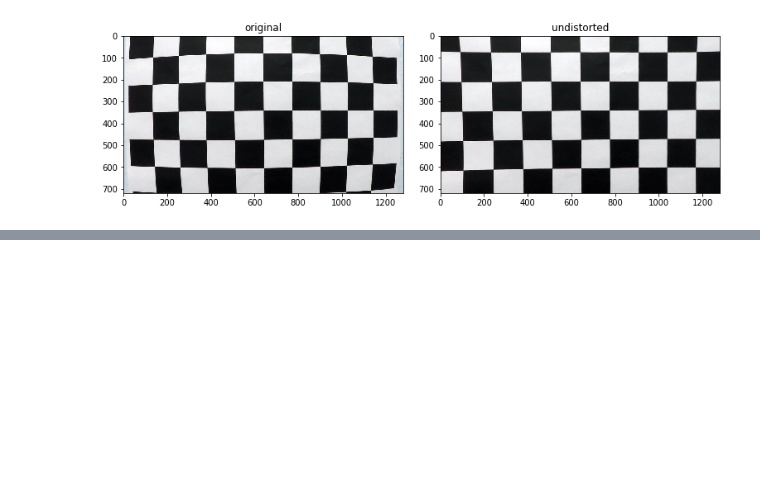
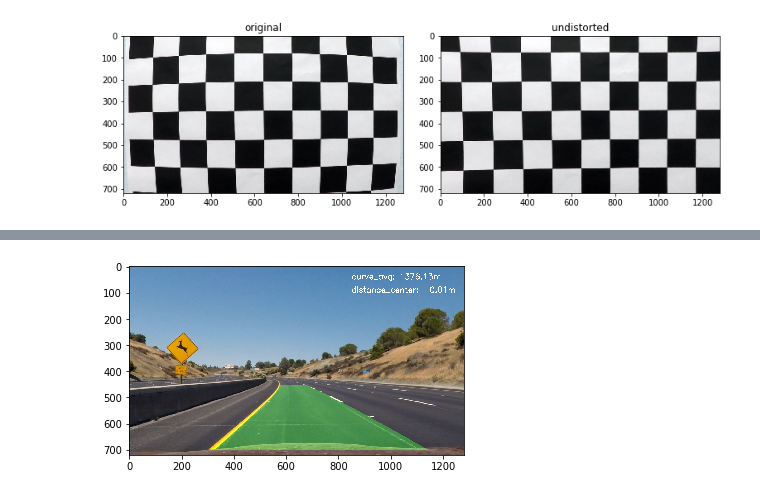
Before and after one commit to adreena/carnd-adv-lane-lines, a Jupyter notebook: project4.ipynb, the cells around one changed output, grey strips where cells are left out. Drawn from its saved outputs; the diff is of its cells as text; code cells hidden in the pictures; blank space fills up the shorter version.

```diff
--- a/project4.ipynb
+++ b/project4.ipynb
@@ -7,7 +7,7 @@ import matplotlib.image as mpimage
 import cv2
 # %%
 def image_display(image,title=''):
-    fig = plt.figure(figsize=(10, 10))
+#     fig = plt.figure(figsize=(10, 10))
     plt.title(title)
     plt.imshow(image, cmap='Greys_r')
     plt.show()
@@ -355,6 +329,7 @@ plt.show()
 # %%
 def calculate_curve_slope_distance(warped_img, lines, ploty):
-    curve = 500
+    lines['left']['curve']= 0
+    lines['right']['curve']= 0
     car_position = (warped_img.shape[1]/2)
     ym_per_pix = 30/warped_img.shape[0]# meters per pixel in y dimension
     xm_per_pix = 3.7/warped_img.shape[1]/2 # meters per pixel in x dimension
@@ -399,35 +374,41 @@ def project_lines_to_road(img_resources, lines, meter_per_pixel, M):
     warp_zero = np.zeros_like(warped_img).astype(np.uint8)
     color_warp = np.dstack((warp_zero, warp_zero, warp_zero))
 
-    # Recast the x and y points into usable format for cv2.fillPoly()
+    '''
+    Recast the x and y points into usable format for cv2.fillPoly()
+    '''
     pts_left = np.array([np.transpose(np.vstack([left_line['fitx'], ploty]))])
     pts_right = np.array([np.flipud(np.transpose(np.vstack([right_line['fitx'], ploty])))])
     pts = np.hstack((pts_left, pts_right))
 
-    # Draw the lane onto the warped blank image
+    '''
+    Draw the lane onto the warped blank image
+    '''
     cv2.fillPoly(color_warp, np.int_([pts]), (0,255,0))
 
+
+    '''
+    Warp the blank back to original image space using inverse perspective matrix (Minv)
+    and combine the result with the original image
+    '''
     Minv = np.linalg.inv(M)
-    # Warp the blank back to original image space using inverse perspective matrix (Minv)
     newwarp = cv2.warpPerspective(color_warp, Minv, (original_img.shape[1], original_img.shape[0]))
-    # Combine the result with the original image
     result = cv2.addWeighted(undistort_img, 1, newwarp, 0.3, 0)
 
     font = cv2.FONT_HERSHEY_SIMPLEX
-
     cv2.putText(result,'curve_avg: {0:.2f}m'.format(curve),(850,50), font, 1,(255,255,255),2)
-
     cv2.putText(result,'distance_center: {0:.2f}m '.format(car_position),(850,100), font, 1,(255,255,255),2)
 
-
     return result
 # %%
 #test
-# image_res = {'original':test_img,'warped':warped_img,'undistorted':undistort_image}
-# lines= {'left':left_line,'right':right_line, 'ploty':ploty}
-# lines,meter_per_pixel = calculate_curve_slope_distance(warped_img, lines, ploty)
-# output_img = project_lines_to_road(image_res, lines, meter_per_pixel,M)
-# image_display(output_img)
+image_res = {'original':test_img,'warped':warped_img,'undistorted':undistort_image}
+lines= {'left':left_line,'right':right_line, 'ploty':ploty}
+lines,meter_per_pixel = calculate_curve_slope_distance(warped_img, lines, ploty)
+output_img = project_lines_to_road(image_res, lines, meter_per_pixel,M)
+image_display(output_img)
+# %% [output]
+[figure, added]
 # %%
 class Line():
     def __init__(self):
```
Also changed, not shown: parts of 16 cells of this notebook, 36 other files.
